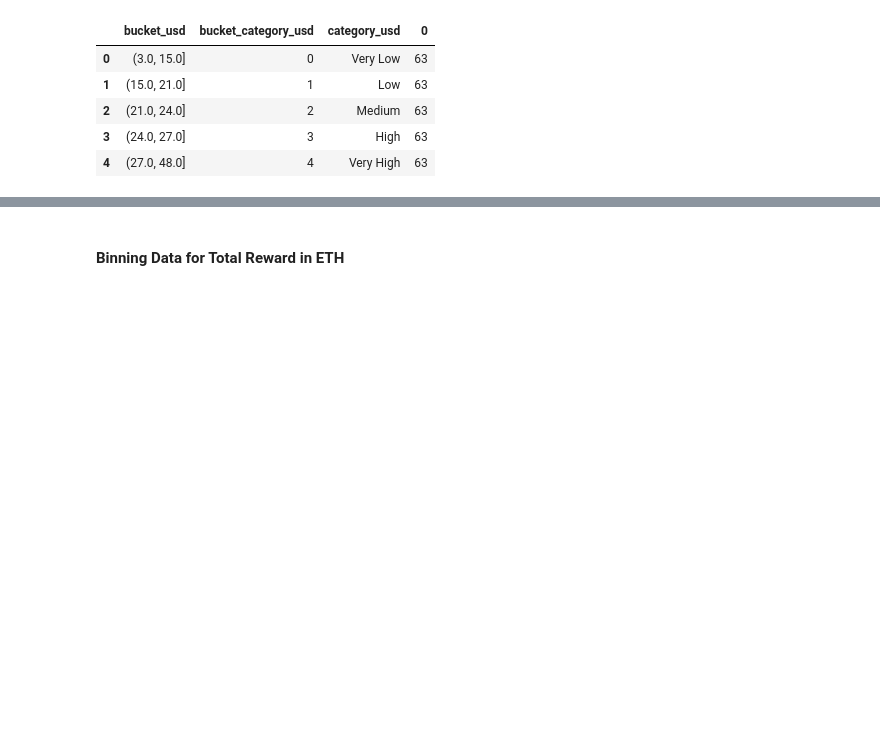
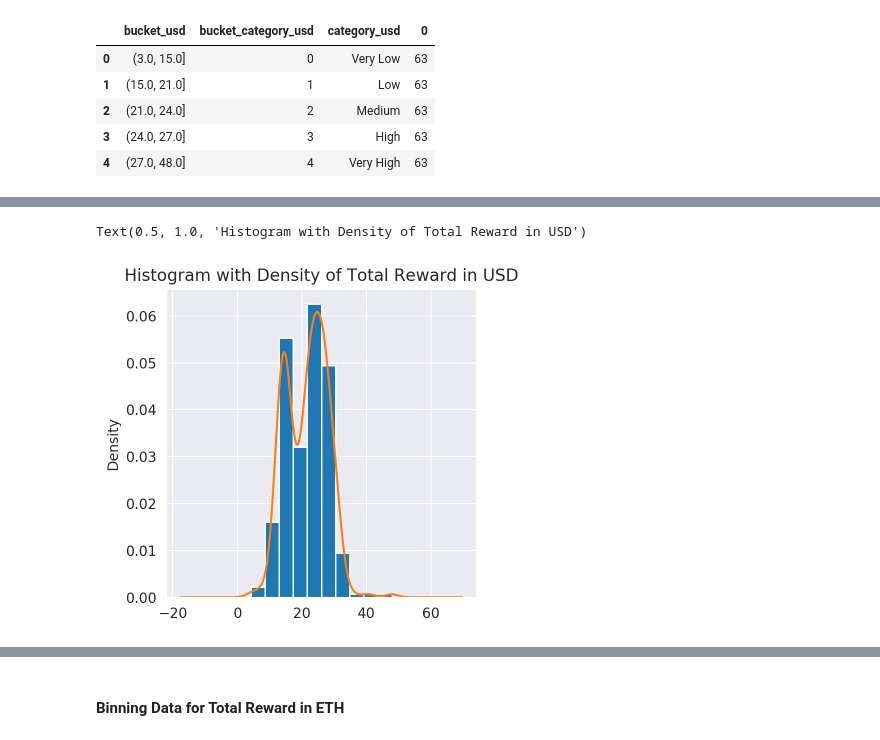
Before and after one commit to luckyp71/eth_mining_reward_rtx3090s, a Jupyter notebook: eth_mining_reward_rtx3090s.ipynb, the cells around one changed output, grey strips where cells are left out. Cells and saved outputs as stored; diff of their text form; code cells hidden in the pictures; blank space fills up the shorter version.

```diff
--- a/eth_mining_reward_rtx3090s.ipynb
+++ b/eth_mining_reward_rtx3090s.ipynb
@@ -152,0 +159,7 @@ df[['bucket_usd','bucket_category_usd','category_usd']].value_counts().reset_ind
+# %%
+ax = df['total_reward_usd'].plot.hist(density=True,figsize=(4,4))
+df['total_reward_usd'].plot.density(ax=ax)
+plt.title('Histogram with Density of Total Reward in USD')
+# %% [output]
+Text(0.5, 1.0, 'Histogram with Density of Total Reward in USD')
+[figure, added]
```
Also changed, not shown: parts of 5 cells of this notebook.
